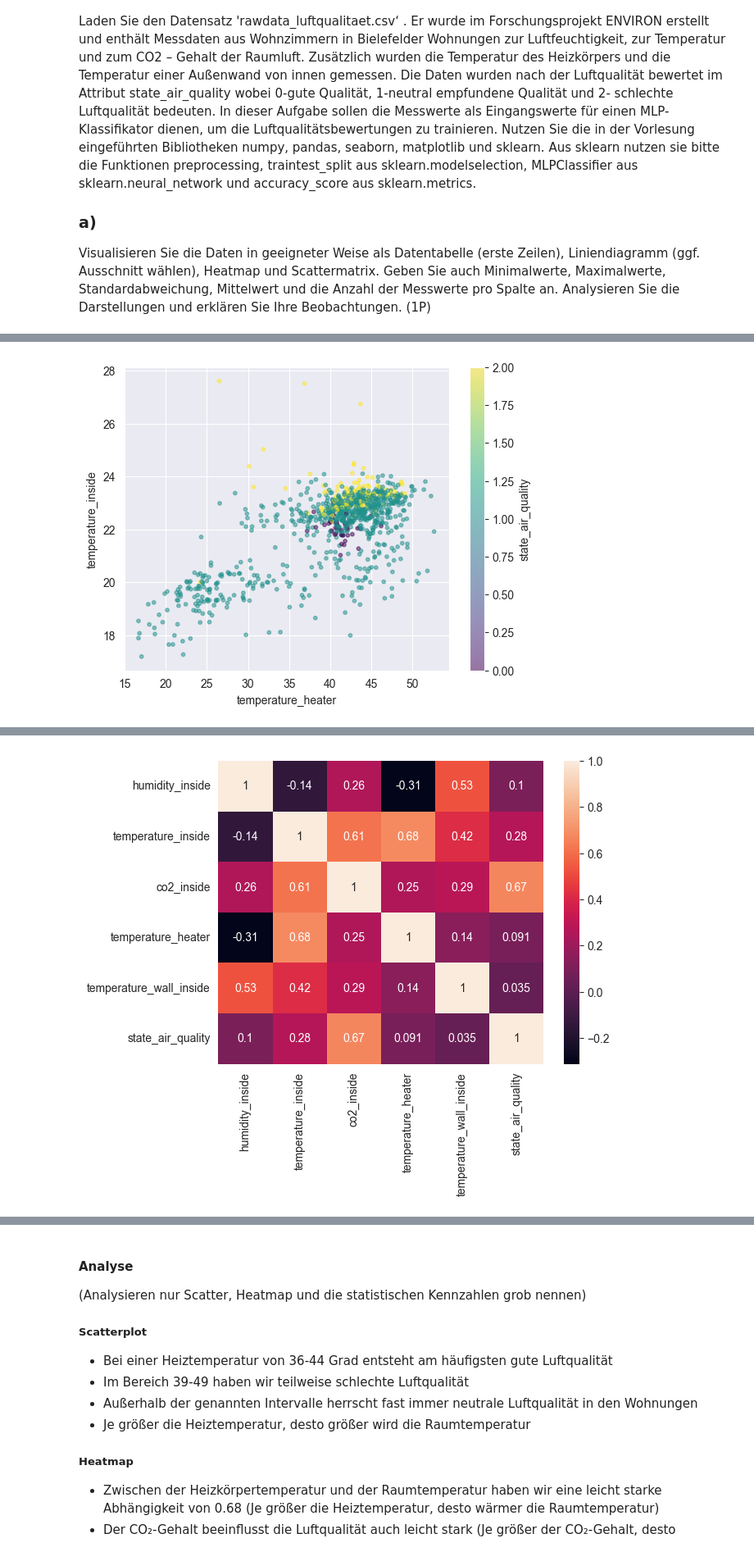
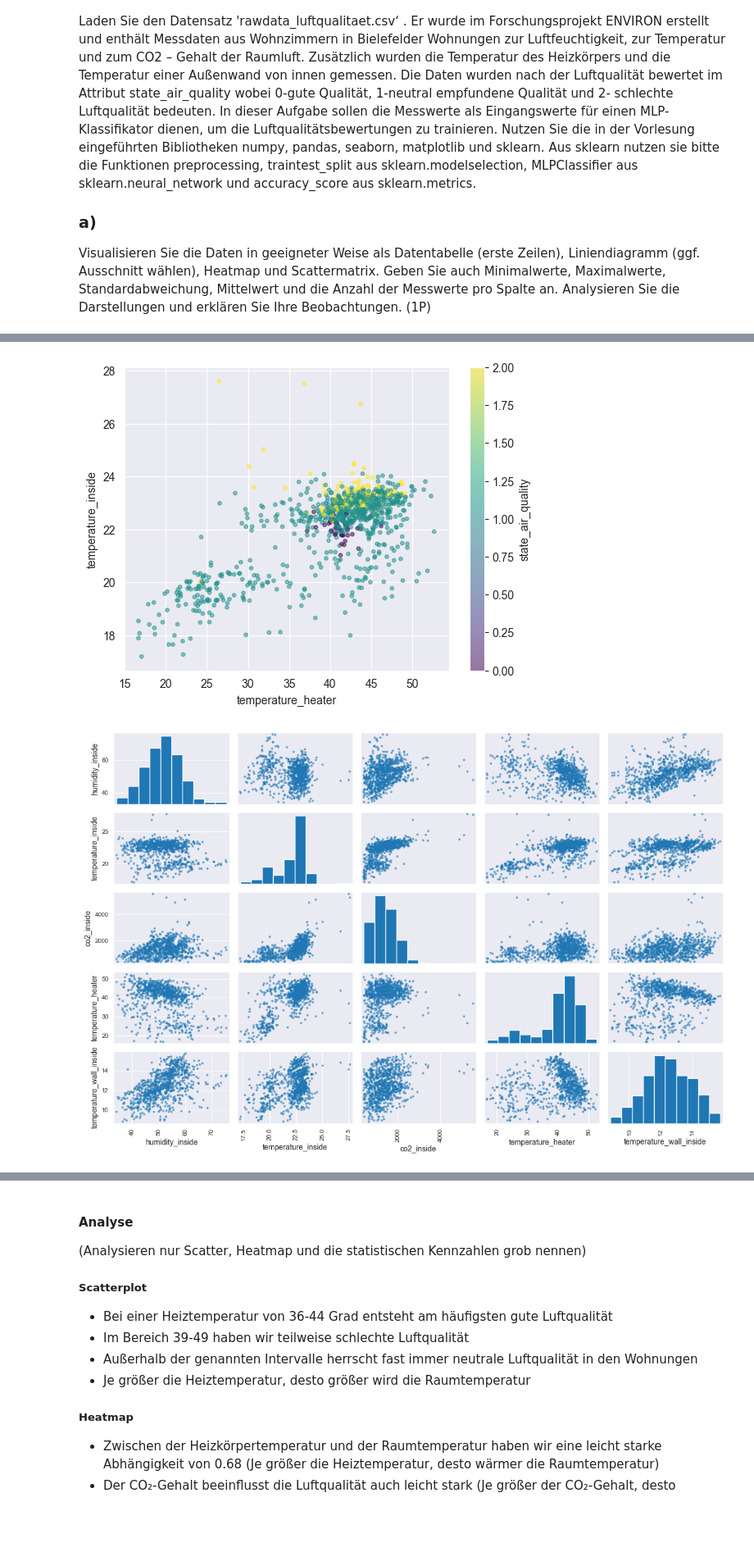
Before and after one commit to MuhammedKrz/DatenanalyseUndMLPraktika, a Jupyter notebook: Blatt 5/Praktikum5.ipynb, the cells around one changed output, grey strips where cells are left out. Shown at 82% size. Saved outputs shown, nothing was run; the diff lists cells and outputs as text; code cells hidden in the pictures; blank space fills up the shorter version.

Commit message:
Implementation scatter matrix task 1a)

```diff
--- a/Blatt 5/Praktikum5.ipynb
+++ b/Blatt 5/Praktikum5.ipynb
@@ -15,7 +15,7 @@ Visualisieren Sie die Daten in geeigneter Weise als Datentabelle (erste Zeilen),
 import pandas as pd
 import matplotlib.pyplot as plt
 import seaborn as sns
-from scipy.stats import alpha
+from pandas.plotting import scatter_matrix
 
 # Data table output
 df = pd.read_csv("rawdata_luftqualitaet.csv")
@@ -30,35 +30,41 @@ l_chart2.set_xlim(0,90)
 plt.show()
 
 
+# Scatter (which was unnecessary)
+df.plot.scatter(x="temperature_heater", y="temperature_inside",c='state_air_quality',colormap='viridis',alpha=0.5, s = 10)
+plt.show()
+
 # Scatter matrix
-df.plot.scatter(x="temperature_heater", y="temperature_inside",c='state_air_quality',colormap='viridis',alpha=0.5, s = 10)
+scatter_matrix(df.drop(columns=["state_air_quality"]), figsize=(12, 8), diagonal='hist', alpha=0.6)
+plt.tight_layout()
 plt.show()
 
 # Heatmap
 sns.heatmap(df.corr(), annot=True)
 
 # Information about min-values, max-values, standard deviation, average and number of values per column
 # count = number of valid records
 # std = Standardabweichung
 # Percentages are quartiles (25% der Raumtemperatur unter 21.57 Grad bspw.)
 df.describe()
 # %% [output]
    humidity_inside  temperature_inside  co2_inside  temperature_heater  \
 0            58.94              21.955        1653              41.187
 1            58.97              21.940        1665              40.937
 2            57.89              22.353        1707              40.375
 3            58.96              22.504        1981              40.875
 4            57.74              22.515        1868              40.812
 
    temperature_wall_inside  state_air_quality
 0                   14.062                  1
 1                   14.062                  1
 2                   14.250                  1
 3                   14.375                  1
 4                   14.375                  1
 [figure]
 [figure]
 [figure]
+[figure, new version]
 |  | humidity_inside | temperature_inside | co2_inside | temperature_heater | temperature_wall_inside | ... |
 | count | 916.000000 | 916.000000 | 916.000000 | 916.000000 | 916.000000 | ... |
 | mean | 51.598799 | 22.103834 | 1381.217249 | 40.034884 | 12.482422 | ... |
@@ -68,4 +74,3 @@ df.describe()
 | 50% | 52.110000 | 22.589500 | 1328.500000 | 42.000000 | 12.437000 | ... |
 | 75% | 55.737500 | 23.089000 | 1716.000000 | 44.812000 | 13.625000 | ... |
 | max | 75.510000 | 27.613000 | 5544.000000 | 52.625000 | 15.750000 | ... |
-[figure, old version]
```
Also changed, not shown: parts of 1 cell of this notebook.
